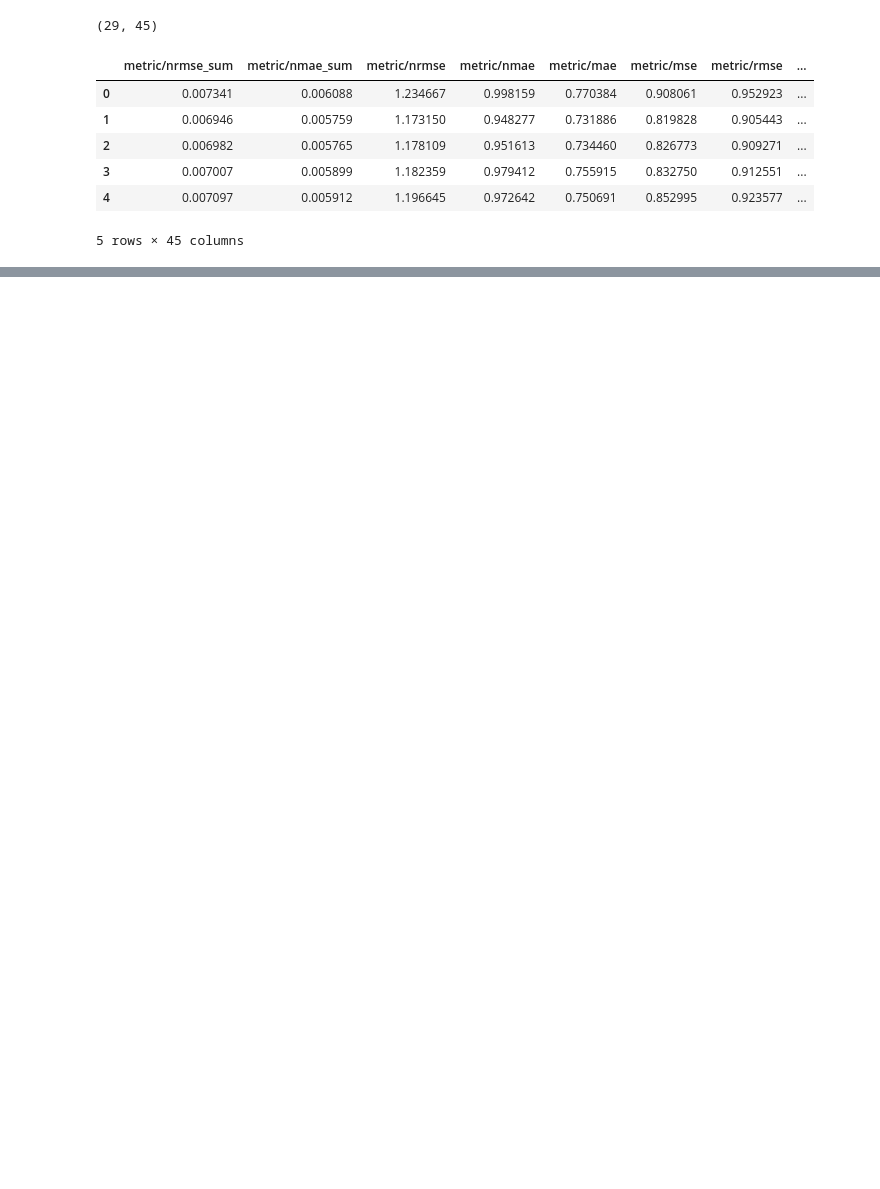
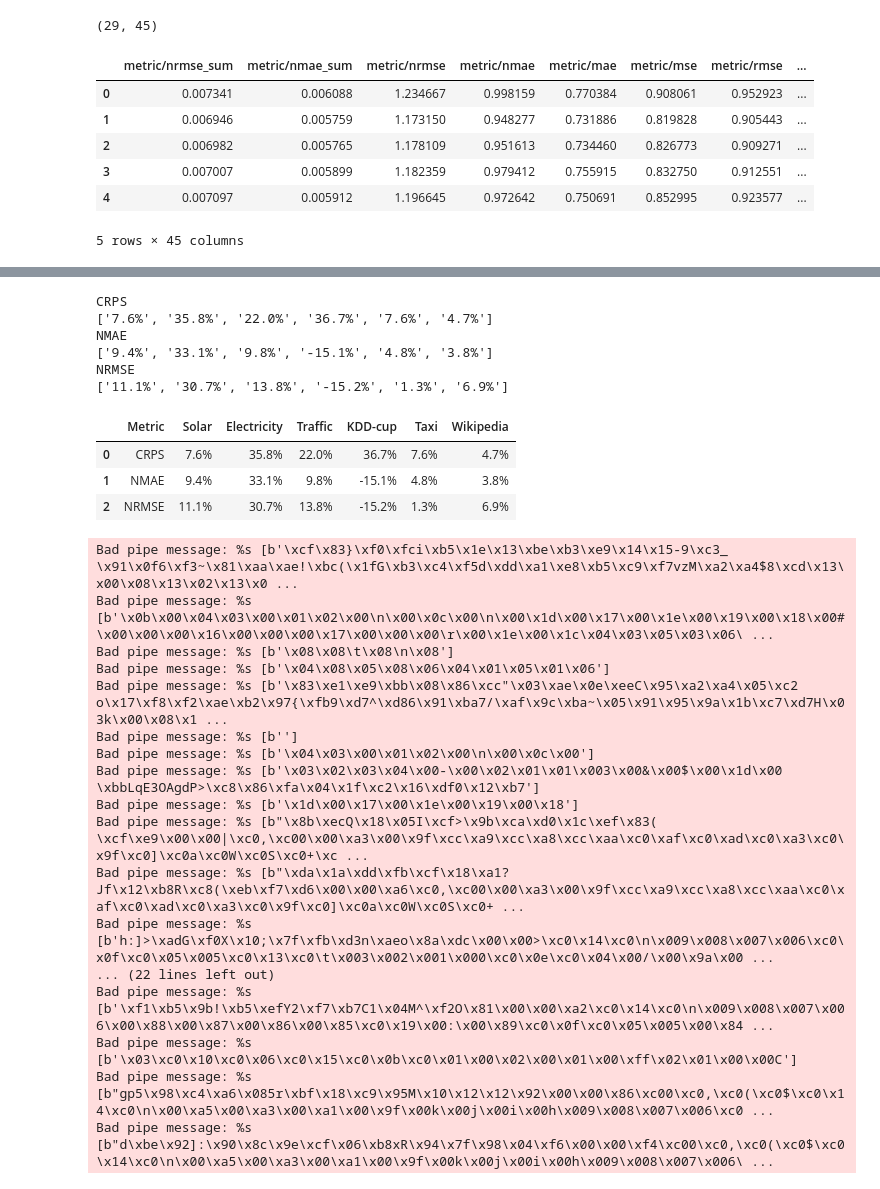
Before and after one commit to Hundredl/MG-TSD-BASELINE, a Jupyter notebook: result_analysis/analysis.ipynb, the cells around one changed output, grey strips where cells are left out. Saved outputs shown, nothing was run; the diff lists cells and outputs as text; code cells hidden in the pictures; blank space fills up the shorter version.

```diff
--- a/result_analysis/analysis.ipynb
+++ b/result_analysis/analysis.ipynb
@@ -40,0 +161,58 @@ df_results.to_csv('./metrics_TimeDiff_all.csv', index=False)
+# %%
+# 计算每个metric上，MG-TSD比初次之外的最好的方法好的百分比
+df_group = df.groupby('Metric')
+
+upgrad_percent = []
+for name, group in df_group:
+    print(name)
+    cur_df = group.copy()
+    # 拿到MG-TSD的行
+    mg_tsd_row = cur_df[cur_df['Method'] == 'MG-TSD']
+    cur_df = cur_df[cur_df['Method'] != 'MG-TSD']
+    cur_df = cur_df[cur_df['Method'] != 'MG-Input']
+    # cur_df = cur_df[cur_df['Method'] != 'GP-Copula']
+    # 计算每个数据集上，的min
+    cur_df.loc[len(cur_df)] = ['min'] + list(cur_df[dataset_names].min(axis=0)) + ['min']
+    # 计算减小的百分比
+    min_row = cur_df[cur_df['Method'] == 'min']
+    percents = (mg_tsd_row[dataset_names].values - min_row[dataset_names].values) / min_row[dataset_names].values
+    # 转换为百分比
+    percents = [f'{-x*100:.1f}%' for x in percents[0]]
+    print(percents)
+    # cur_df.loc[len(cur_df)] = ['percent'] + list((mg_tsd_row[dataset_names].values - min_row[dataset_names].values) / min_row[dataset_names].values) + ['percent']
+    # cur_df.loc[len(cur_df)] = ['percent'] + list((mg_tsd_row[dataset_names].values - cur_df[dataset_names].values) / cur_df[dataset_names].values) + ['percent']
+    # print(cur_df)
+    upgrad_percent.append([name] + percents)
+upgrad_percent = pd.DataFrame(upgrad_percent, columns=['Metric'] + dataset_names)
+
+# 保存到文件
+upgrad_percent.to_excel('./upgrad_percent.xlsx', index=False)
+upgrad_percent
+# %% [output]
+CRPS
+['7.6%', '35.8%', '22.0%', '36.7%', '7.6%', '4.7%']
+NMAE
+['9.4%', '33.1%', '9.8%', '-15.1%', '4.8%', '3.8%']
+NRMSE
+['11.1%', '30.7%', '13.8%', '-15.2%', '1.3%', '6.9%']
+|  | Metric | Solar | Electricity | Traffic | KDD-cup | Taxi | Wikipedia |
+| 0 | CRPS | 7.6% | 35.8% | 22.0% | 36.7% | 7.6% | 4.7% |
+| 1 | NMAE | 9.4% | 33.1% | 9.8% | -15.1% | 4.8% | 3.8% |
+| 2 | NRMSE | 11.1% | 30.7% | 13.8% | -15.2% | 1.3% | 6.9% |
+Bad pipe message: %s [b'\xcf\x83}\xf0\xfci\xb5\x1e\x13\xbe\xb3\xe9\x14\x15-9\xc3_ \x91\x0f6\xf3~\x81\xaa\xae!\xbc(\x1fG\xb3\xc4\xf5d\xdd\xa1\xe8\xb5\xc9\xf7vzM\xa2\xa4$8\xcd\x13\x00\x08\x13\x02\x13\x0 ...
+Bad pipe message: %s [b'\x0b\x00\x04\x03\x00\x01\x02\x00\n\x00\x0c\x00\n\x00\x1d\x00\x17\x00\x1e\x00\x19\x00\x18\x00#\x00\x00\x00\x16\x00\x00\x00\x17\x00\x00\x00\r\x00\x1e\x00\x1c\x04\x03\x05\x03\x06\ ...
+Bad pipe message: %s [b'\x08\x08\t\x08\n\x08']
+Bad pipe message: %s [b'\x04\x08\x05\x08\x06\x04\x01\x05\x01\x06']
+Bad pipe message: %s [b'\x83\xe1\xe9\xbb\x08\x86\xcc"\x03\xae\x0e\xeeC\x95\xa2\xa4\x05\xc2 o\x17\xf8\xf2\xae\xb2\x97{\xfb9\xd7^\xd86\x91\xba7/\xaf\x9c\xba~\x05\x91\x95\x9a\x1b\xc7\xd7H\x03k\x00\x08\x1 ...
+Bad pipe message: %s [b'']
+Bad pipe message: %s [b'\x04\x03\x00\x01\x02\x00\n\x00\x0c\x00']
+Bad pipe message: %s [b'\x03\x02\x03\x04\x00-\x00\x02\x01\x01\x003\x00&\x00$\x00\x1d\x00 \xbbLqE3OAgdP>\xc8\x86\xfa\x04\x1f\xc2\x16\xdf0\x12\xb7']
+Bad pipe message: %s [b'\x1d\x00\x17\x00\x1e\x00\x19\x00\x18']
+Bad pipe message: %s [b"\x8b\xecQ\x18\x05I\xcf>\x9b\xca\xd0\x1c\xef\x83( \xcf\xe9\x00\x00|\xc0,\xc00\x00\xa3\x00\x9f\xcc\xa9\xcc\xa8\xcc\xaa\xc0\xaf\xc0\xad\xc0\xa3\xc0\x9f\xc0]\xc0a\xc0W\xc0S\xc0+\xc ...
+Bad pipe message: %s [b"\xda\x1a\xdd\xfb\xcf\x18\xa1?Jf\x12\xb8R\xc8(\xeb\xf7\xd6\x00\x00\xa6\xc0,\xc00\x00\xa3\x00\x9f\xcc\xa9\xcc\xa8\xcc\xaa\xc0\xaf\xc0\xad\xc0\xa3\xc0\x9f\xc0]\xc0a\xc0W\xc0S\xc0+ ...
+Bad pipe message: %s [b'h:]>\xadG\xf0X\x10;\x7f\xfb\xd3n\xaeo\x8a\xdc\x00\x00>\xc0\x14\xc0\n\x009\x008\x007\x006\xc0\x0f\xc0\x05\x005\xc0\x13\xc0\t\x003\x002\x001\x000\xc0\x0e\xc0\x04\x00/\x00\x9a\x00 ...
+... (22 lines left out)
+Bad pipe message: %s [b'\xf1\xb5\x9b!\xb5\xefY2\xf7\xb7C1\x04M^\xf2O\x81\x00\x00\xa2\xc0\x14\xc0\n\x009\x008\x007\x006\x00\x88\x00\x87\x00\x86\x00\x85\xc0\x19\x00:\x00\x89\xc0\x0f\xc0\x05\x005\x00\x84 ...
+Bad pipe message: %s [b'\x03\xc0\x10\xc0\x06\xc0\x15\xc0\x0b\xc0\x01\x00\x02\x00\x01\x00\xff\x02\x01\x00\x00C']
+Bad pipe message: %s [b"gp5\x98\xc4\xa6\x085r\xbf\x18\xc9\x95M\x10\x12\x12\x92\x00\x00\x86\xc00\xc0,\xc0(\xc0$\xc0\x14\xc0\n\x00\xa5\x00\xa3\x00\xa1\x00\x9f\x00k\x00j\x00i\x00h\x009\x008\x007\x006\xc0 ...
+Bad pipe message: %s [b"d\xbe\x92]:\x90\x8c\x9e\xcf\x06\xb8xR\x94\x7f\x98\x04\xf6\x00\x00\xf4\xc00\xc0,\xc0(\xc0$\xc0\x14\xc0\n\x00\xa5\x00\xa3\x00\xa1\x00\x9f\x00k\x00j\x00i\x00h\x009\x008\x007\x006\ ...
```
Also changed, not shown: parts of 5 cells of this notebook, 5 other files.
